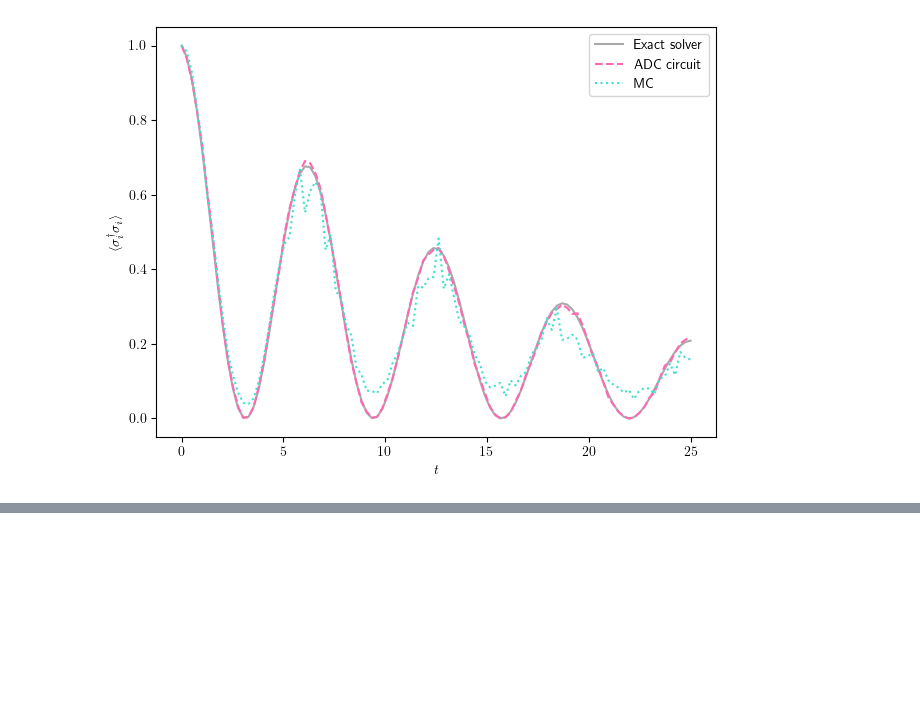
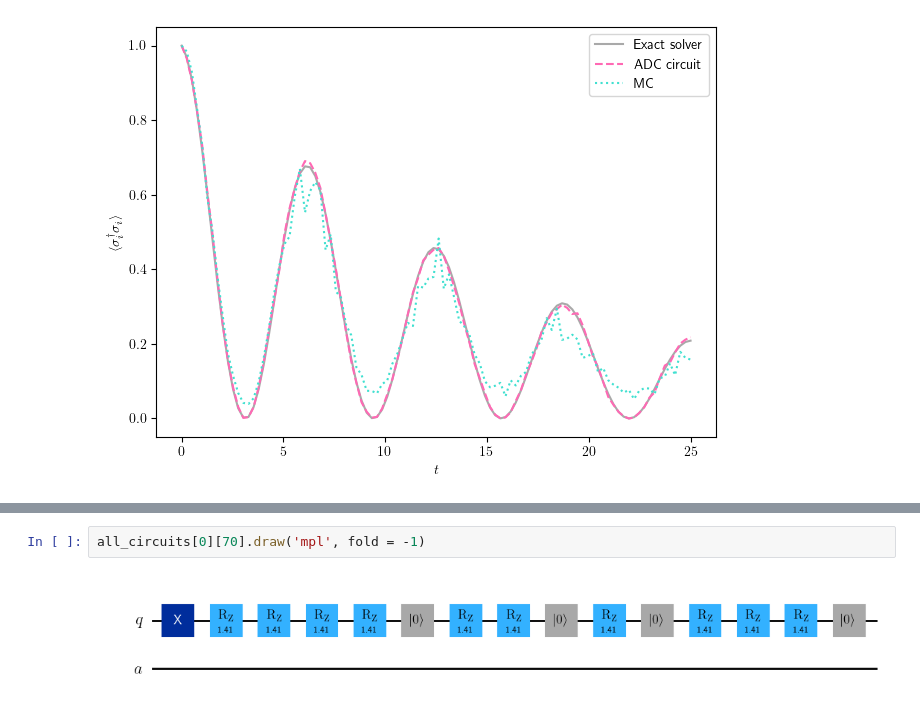
Before and after one commit to bentirher/dmpf_dissipation, a Jupyter notebook: montecarlo/first_test.ipynb, the cells around one changed output, grey strips where cells are left out. Drawn from its saved outputs; the diff is of its cells as text; blank space fills up the shorter version.

```diff
--- a/montecarlo/first_test.ipynb
+++ b/montecarlo/first_test.ipynb
@@ -363,0 +435,4 @@ plt.show()
+# %%
+all_circuits[0][70].draw('mpl', fold = -1)
+# %% [output]
+[figure, added]
```
Also changed, not shown: parts of 6 cells of this notebook.
